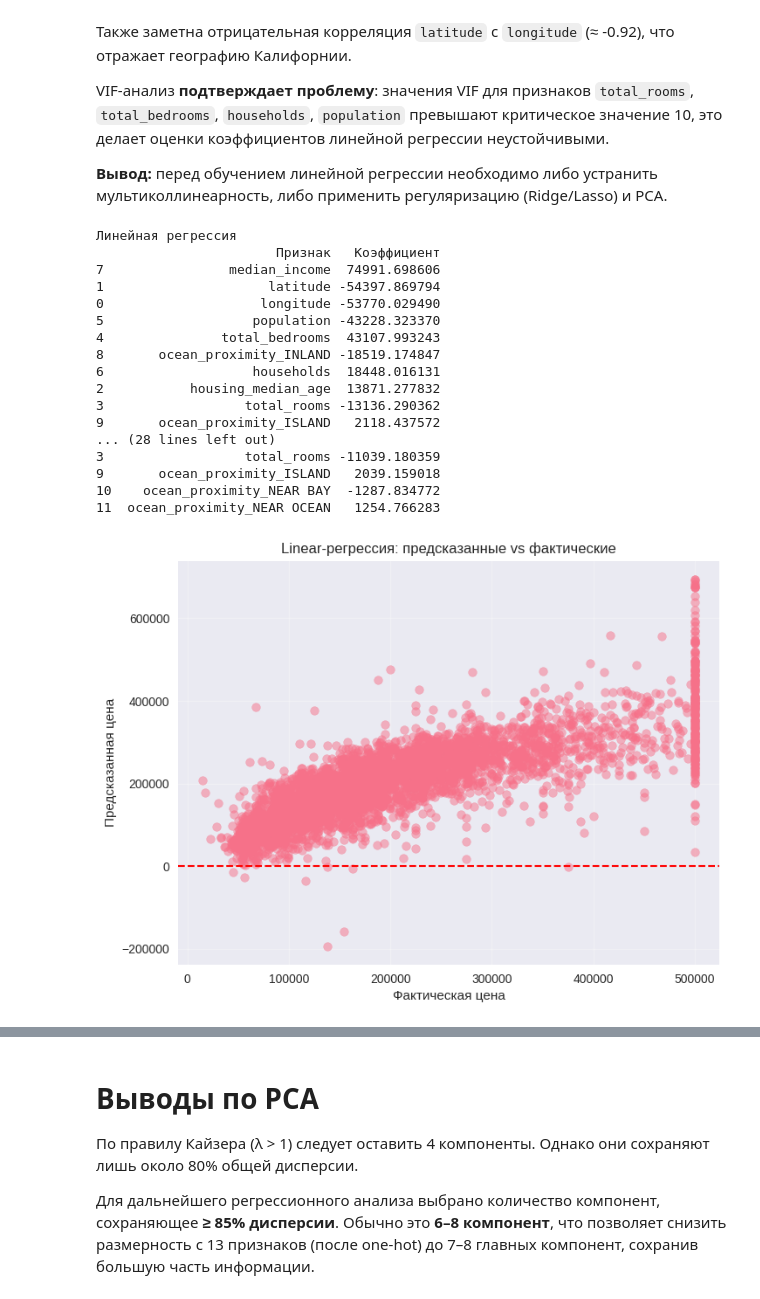
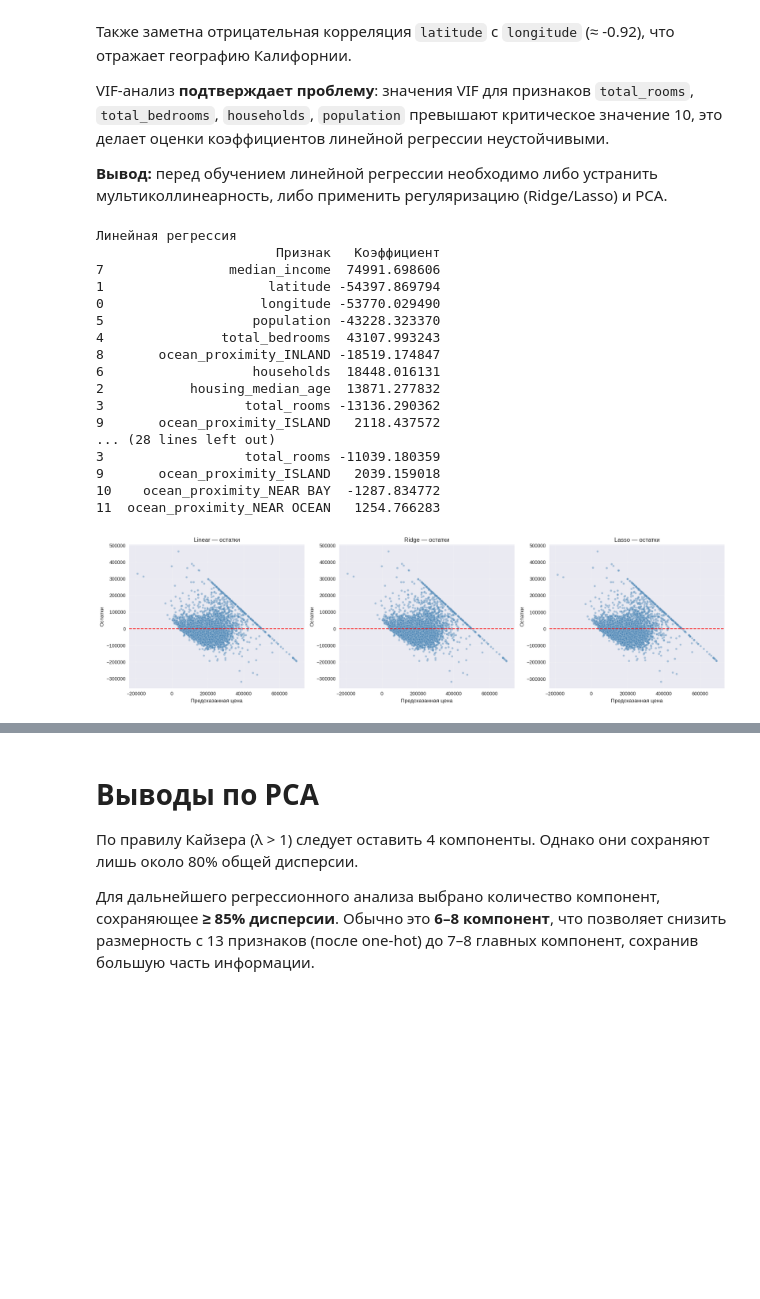
Before and after one commit to stavrgit/ML, a Jupyter notebook: ML_1.ipynb, the cells around one changed output, grey strips where cells are left out. Cells and saved outputs as stored; diff of their text form; code cells hidden in the pictures; blank space fills up the shorter version.

```diff
--- a/ML_1.ipynb
+++ b/ML_1.ipynb
@@ -299,111 +299,116 @@ VIF-анализ **подтверждает проблему**: значения
 **Вывод:** перед обучением линейной регрессии необходимо либо устранить мультиколлинеарность, либо применить регуляризацию (Ridge/Lasso) и PCA.
 # %%
 X_train, X_test, y_train, y_test = train_test_split(
-    X_scaled, y, test_size=0.2, random_state=42
-)
+    X_scaled, y, test_size=0.2, random_state=42)
 
-# Линейная
 linear_model = LinearRegression()
 linear_model.fit(X_train, y_train)
 
-print('Линейная регрессия')
-coeffs = pd.DataFrame({"Признак": X.columns, "Коэффициент": linear_model.coef_})
-print(coeffs.sort_values("Коэффициент", key=abs, ascending=False))
-
-# Ридж
 ridge_model = Ridge(alpha=1.0)
 ridge_model.fit(X_train, y_train)
-print('\nRidge регрессия')
-coeffs = pd.DataFrame({"Признак": X.columns, "Коэффициент": ridge_model.coef_})
-print(coeffs.sort_values("Коэффициент", key=abs, ascending=False))
 
-# Лассо
 lasso_model = Lasso(alpha=100.0, max_iter=100000)
 lasso_model.fit(X_train, y_train)
-print('\nLasso регрессия')
-coeffs = pd.DataFrame({"Признак": X.columns, "Коэффициент": lasso_model.coef_})
-print(coeffs.sort_values("Коэффициент", key=abs, ascending=False))
+
+for name, model in [("Линейная", linear_model),
+                    ("Ridge",    ridge_model),
+                    ("Lasso",    lasso_model)]:
+    print(f'\n{name} регрессия')
+    coeffs = pd.DataFrame({"Признак": X.columns, "Коэффициент": model.coef_})
+    print(coeffs.sort_values("Коэффициент", key=abs, ascending=False))
+
 
 y_pred_linear = linear_model.predict(X_test)
 y_pred_ridge  = ridge_model.predict(X_test)
 y_pred_lasso  = lasso_model.predict(X_test)
 
-for name, y_pred in [("Linear", y_pred_linear), ("Ridge", y_pred_ridge), ("Lasso", y_pred_lasso)]:
-    plt.figure(figsize=(8, 6))
-    plt.scatter(y_test, y_pred, alpha=0.5)
 
-    plt.axhline(y=0, color='red', linestyle='--', linewidth=1.5)
+fig, axes = plt.subplots(1, 3, figsize=(18, 5))
 
-    plt.xlabel("Фактическая цена")
-    plt.ylabel("Предсказанная цена")
-    plt.title(f"{name}-регрессия: предсказанные vs фактические")
-    plt.grid(True, alpha=0.3)
-    plt.show()
+for ax, (name, y_pred) in zip(axes, [("Linear", y_pred_linear),
+                                      ("Ridge",  y_pred_ridge),
+                                      ("Lasso",  y_pred_lasso)]):
+    residuals = y_test - y_pred
+    ax.scatter(y_pred, residuals, alpha=0.4, color='steelblue',
+               edgecolor='white', s=20)
+
+    ax.axhline(y=0, color='red', linestyle='--', linewidth=1.5)
+
+    ax.set_xlabel("Предсказанная цена")
+    ax.set_ylabel("Остатки")
+    ax.set_title(f"{name} — остатки")
+    ax.grid(True, alpha=0.3)
+
+plt.tight_layout()
+plt.show()
+
+
 
 def calculate_metrics(y_true, y_pred):
     rmse = np.sqrt(mean_squared_error(y_true, y_pred))
-    r2 = r2_score(y_true, y_pred)
+    r2   = r2_score(y_true, y_pred)
     mape = mean_absolute_percentage_error(y_true, y_pred) * 100
     return rmse, r2, mape
 
 rmse_linear, r2_linear, mape_linear = calculate_metrics(y_test, y_pred_linear)
-rmse_ridge, r2_ridge, mape_ridge   = calculate_metrics(y_test, y_pred_ridge)
-rmse_lasso, r2_lasso, mape_lasso   = calculate_metrics(y_test, y_pred_lasso)
+rmse_ridge,  r2_ridge,  mape_ridge  = calculate_metrics(y_test, y_pred_ridge)
+rmse_lasso,  r2_lasso,  mape_lasso  = calculate_metrics(y_test, y_pred_lasso)
 
 results = pd.DataFrame({
-    "Модель": ["Linear Regression", "Ridge Regression", "Lasso Regression"],
-    "RMSE": [rmse_linear, rmse_ridge, rmse_lasso],
-    "R²":   [r2_linear, r2_ridge, r2_lasso],
+    "Модель":   ["Linear Regression", "Ridge Regression", "Lasso Regression"],
+    "RMSE":     [rmse_linear, rmse_ridge, rmse_lasso],
+    "R²":       [r2_linear,   r2_ridge,   r2_lasso],
     "MAPE (%)": [mape_linear, mape_ridge, mape_lasso]
 })
+print("\nМетрики на тестовой выборке:")
 print(results)
+
 
 
 cv = KFold(n_splits=5, shuffle=True, random_state=42)
 
 models = {
     "Linear Regression": linear_model,
-    "Ridge Regression": ridge_model,
-    "Lasso Regression": lasso_model
+    "Ridge Regression":  ridge_model,
+    "Lasso Regression":  lasso_model
 }
 
 cv_results = []
-
 for name, model in models.items():
     scores = cross_validate(
         model, X_train, y_train, cv=cv,
         scoring={
             "RMSE": "neg_root_mean_squared_error",
-            "R2": "r2",
+            "R2":   "r2",
             "MAPE": "neg_mean_absolute_percentage_error"
         }
     )
     cv_results.append({
-        "Модель": name,
-        "CV RMSE": -scores["test_RMSE"].mean(),
-        "CV R²": scores["test_R2"].mean(),
-        "CV MAPE (%)": -scores["test_MAPE"].mean() * 100
+        "Модель":       name,
+        "CV RMSE":      -scores["test_RMSE"].mean(),
+        "CV R²":        scores["test_R2"].mean(),
+        "CV MAPE (%)":  -scores["test_MAPE"].mean() * 100
     })
 
 cv_results = pd.DataFrame(cv_results)
 print("\nРезультаты 5-fold Cross-Validation:")
 print(cv_results)
 # %% [output]
 Линейная регрессия
                        Признак   Коэффициент
 7                median_income  74991.698606
 1                     latitude -54397.869794
 0                    longitude -53770.029490
 5                   population -43228.323370
 4               total_bedrooms  43107.993243
 8       ocean_proximity_INLAND -18519.174847
 6                   households  18448.016131
 2           housing_median_age  13871.277832
 3                  total_rooms -13136.290362
 9       ocean_proximity_ISLAND   2118.437572
 ... (28 lines left out)
 3                  total_rooms -11039.180359
 9       ocean_proximity_ISLAND   2039.159018
 10    ocean_proximity_NEAR BAY  -1287.834772
 11  ocean_proximity_NEAR OCEAN   1254.766283
-[figure, old version]
+[figure, new version]
```
Also changed, not shown: parts of 4 cells of this notebook.
